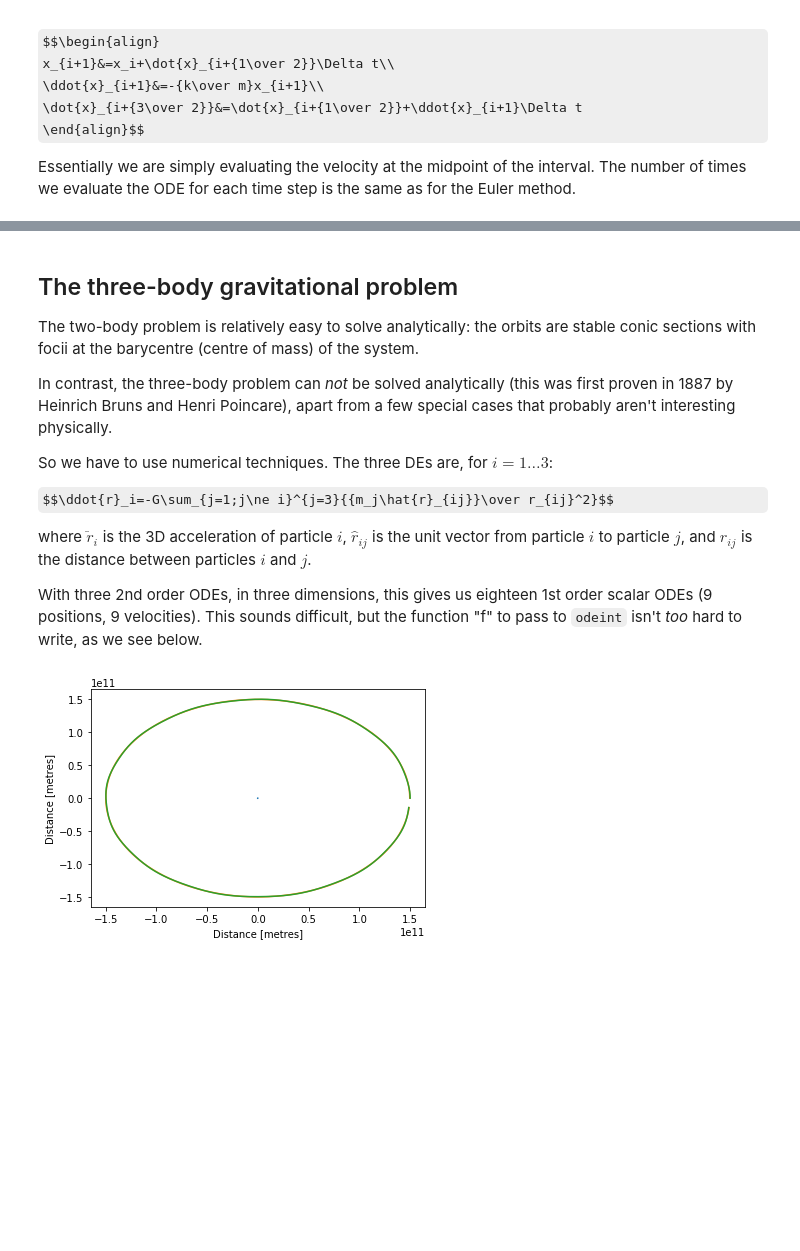
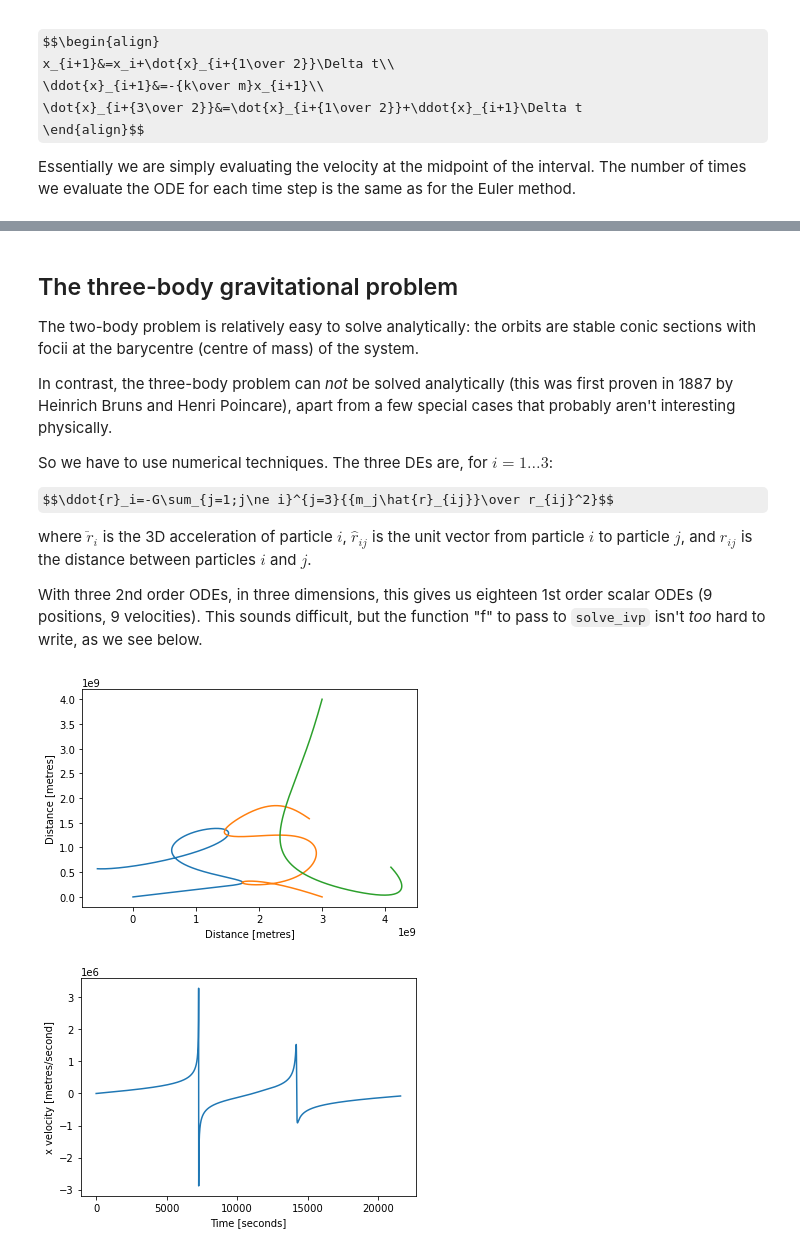
Before and after one commit to phys3112/intro, a Jupyter notebook: mcba2-numerical-integration-of-ODEs.ipynb, the cells around one changed output, grey strips where cells are left out. Drawn from its saved outputs; the diff is of its cells as text; code cells hidden in the pictures; some formulas as TeX source; blank space fills up the shorter version.

```diff
--- a/mcba2-numerical-integration-of-ODEs.ipynb
+++ b/mcba2-numerical-integration-of-ODEs.ipynb
@@ -312,7 +314,7 @@ Here is the function:
 # "w" contains the angular frequency, which is a constant supplied
 # by the user.
 
-def f(y, t, w):
+def f(t, y, w):
     x, v = y
     return [v, -(w**2) * x]
 # %%
@@ -390,5 +402,5 @@ So the function we supply to `scipy.integrate.odeint` looks like this:
 # %%
-def f(y, t, zeta, w0):
+def f(t, y, zeta, w0):
     x, v = y
     return [v, -2.0 * zeta * w0 * v - (w0**2) * x]
 # %% [markdown]
@@ -396,11 +408,7 @@ Now follow the motion for 60 seconds using `scipy.integrate.odeint`. You should
 # %%
-from scipy.integrate import odeint
+from scipy.integrate import solve_ivp
 import numpy as np
 import matplotlib.pyplot as plt
-
-# Create an array of time values.
-
-t = np.linspace(0, 60.0, int(60.0 / 0.01))
 
 # The parameters.
 
@@ -415,12 +423,12 @@ w0 = (k / m)**0.5
 
 # Solve it! Note that the initial conditions are x = 0.1, v = 0.0.
 
-solution = odeint(f, [0.1, 0.0], t, args=(zeta, w0))
+solution = solve_ivp(f, [0.0, 60.0], [0.1, 0.0], max_step = 0.01, args=(zeta, w0))
 
 # "solution" is a 2D array, the first column contains the positions
 # and the second column the velocities.
 
-plt.plot(t, solution[:,0])
+plt.plot(solution.t, solution.y[0])
 plt.xlabel("Time [seconds]")
 plt.ylabel("Displacement [metres]")
 # Uncomment this line to zoom in on the zero crossing.
@@ -429,7 +437,7 @@ plt.show()
 
 # Uncomment these lines to plot energy.
 
-plt.plot(t, 0.5 * m * solution[:,1] ** 2 + 0.5 * k * solution[:,0]**2)
+plt.plot(solution.t, 0.5 * m * solution.y[1] ** 2 + 0.5 * k * solution.y[0]**2)
 plt.ylabel("Total energy [Joules]")
 
 plt.xlabel("Time [seconds]")
@@ -448,6 +456,6 @@ Try experimenting yourself by redefining "f" as follows, and then execute the pr
 # %%
 import math
-def f(y, t, zeta, w0):
+def f(t, y, zeta, w0):
     x, v = y
     return [v, -2.0 * zeta * w0 * v - (w0**2) * x + 0.1 * math.cos(3 * w0 * t)]
 # %% [markdown]
@@ -594,18 +569,18 @@ $$\ddot{r}_i=-G\sum_{j=1;j\ne i}^{j=3}{{m_j\hat{r}_{ij}}\over r_{ij}^2}$$
 
 where $\ddot{r}_i$ is the 3D acceleration of particle $i$, $\hat{r}_{ij}$ is the unit vector from particle $i$ to particle $j$, and $r_{ij}$ is the distance between particles $i$ and $j$.
 
-With three 2nd order ODEs, in three dimensions, this gives us eighteen 1st order scalar ODEs (9 positions, 9 velocities). This sounds difficult, but the function "f" to pass to `odeint` isn't *too* hard to write, as we see below.
+With three 2nd order ODEs, in three dimensions, this gives us eighteen 1st order scalar ODEs (9 positions, 9 velocities). This sounds difficult, but the function "f" to pass to `solve_ivp` isn't *too* hard to write, as we see below.
 # %%
 import math
 import numpy as np
 import scipy.constants
-from scipy.integrate import odeint
+from scipy.integrate import solve_ivp
 import matplotlib.pyplot as plt
 %matplotlib inline
 
 G  = scipy.constants.G # big G, the gravitational constant
 
-solar_system = True
+solar_system = False
 
 if solar_system:
 
@@ -621,11 +596,11 @@ else:
 
 # The numpy 1D array "y" contains the 3D positions of the
 # sun, earth, and moon, followed by their 3D velocities.
-# That is 18 numbers in all. The "t" array of times is not used.
+# That is 18 numbers in all. The "t" argument is not used.
 #
 # "f" returns the time derivatives of these quantities.
 
-def f(y, t):
+def f(t, y):
 
     # Extract the positions from "y".
 
@@ -656,52 +631,54 @@ def f(y, t):
     v = y[9:]
     return v.tolist() + [ax1, ay1, az1, ax2, ay2, az2, ax3, ay3, az3]
 
-# Create an array of time values. The order of the arguments to np.linspace is
-#  - initial time
-#  - final time
-#  - number of steps
-
-if solar_system:
-    t = np.linspace(0, 3600*24*360, 3000)
-else:
-    t = np.linspace(0, 3600*40, 600000)
-
-# Solve it! The 2nd argument to "odeint" gives the initial conditions,
+# Solve it! The 3rd argument to "solve_ivp" gives the initial conditions,
 # which have been carefully chosen to make the sun/earth/moon system
 # agree fairly closely with our solar system. It would have been better
 # to have placed the barycentre of the solar system at (0,0,0) rather
 # than the sun. We start with the sun, earth, and moon on the x-axis.
 
 if solar_system:
-    solution = odeint(f,
+    solution = solve_ivp(f,
+                          [0.0, 3600 * 24 * 360 ], # 360 days, not quite a year
                           [0,0,0,                  # position of the sun
                           149.6e9,0,0,             # position of the earth
                           149.6e9 + 3.84399e8,0,0, # position of the moon
                           0,0,0,                   # velocity of the sun
                           0,29.786e3,0,            # velocity of the earth
                           0,29.786e3 + 1022,0      # velocity of the moon
-                          ], t)
+                          ], max_step = 3600)
 else:
-    solution = odeint(f,
+    solution = solve_ivp(f,
+                          [0.0, 3600 * 6],         # 6 hours
                           [0,0,0,                  # position of the 1st star
                           30.0e8,0,0,              # position of the 2nd star
                           30.0e8, 40.0e8,0,        # position of the 3rd star
                           0,0,0,                   # velocity of the 1st star
                           0,0,0,                   # velocity of the 2nd star
                           0,0,0                    # velocity of the 3rd star
-                          ], t)
+                          ], max_step = 2)         # 2 seconds
+
+#print(solution)
 
 # And plot the solution.
 
-plt.plot(solution[:,0], solution[:,1]) # plot the (x,y) position of the sun or 1st star
-plt.plot(solution[:,3], solution[:,4]) # plot the (x,y) position of the earth or 2nd star
-plt.plot(solution[:,6], solution[:,7]) # plot the (x,y) position of the moon or 3rd star
+plt.plot(solution.y[0], solution.y[1]) # plot the (x,y) position of the sun or 1st star
+plt.plot(solution.y[3], solution.y[4]) # plot the (x,y) position of the earth or 2nd star
+plt.plot(solution.y[6], solution.y[7]) # plot the (x,y) position of the moon or 3rd star
+
 #plt.plot(solution[:,6]-solution[:,3], solution[:,7]-solution[:,4]) # plot moon relative to earth
+
 plt.xlabel("Distance [metres]")
 plt.ylabel("Distance [metres]")
 plt.show()
+
+plt.plot(solution.t, solution.y[9]) # plot the x velocity of the first object versus time
+plt.xlabel("Time [seconds]")
+plt.ylabel("x velocity [metres/second]")
+plt.show()
 # %% [output]
-[figure, old version]
+[figure, new version]
+[figure, added]
 # %% [markdown]
 I selected the initial conditions carefully in the above program to closely replicate the sun, earth, moon system. I deliberately plotted only 360 days of motion rather than a full year so that you can see that the earth is close to completing an orbit.
 
```
Also changed, not shown: parts of 13 cells of this notebook.
